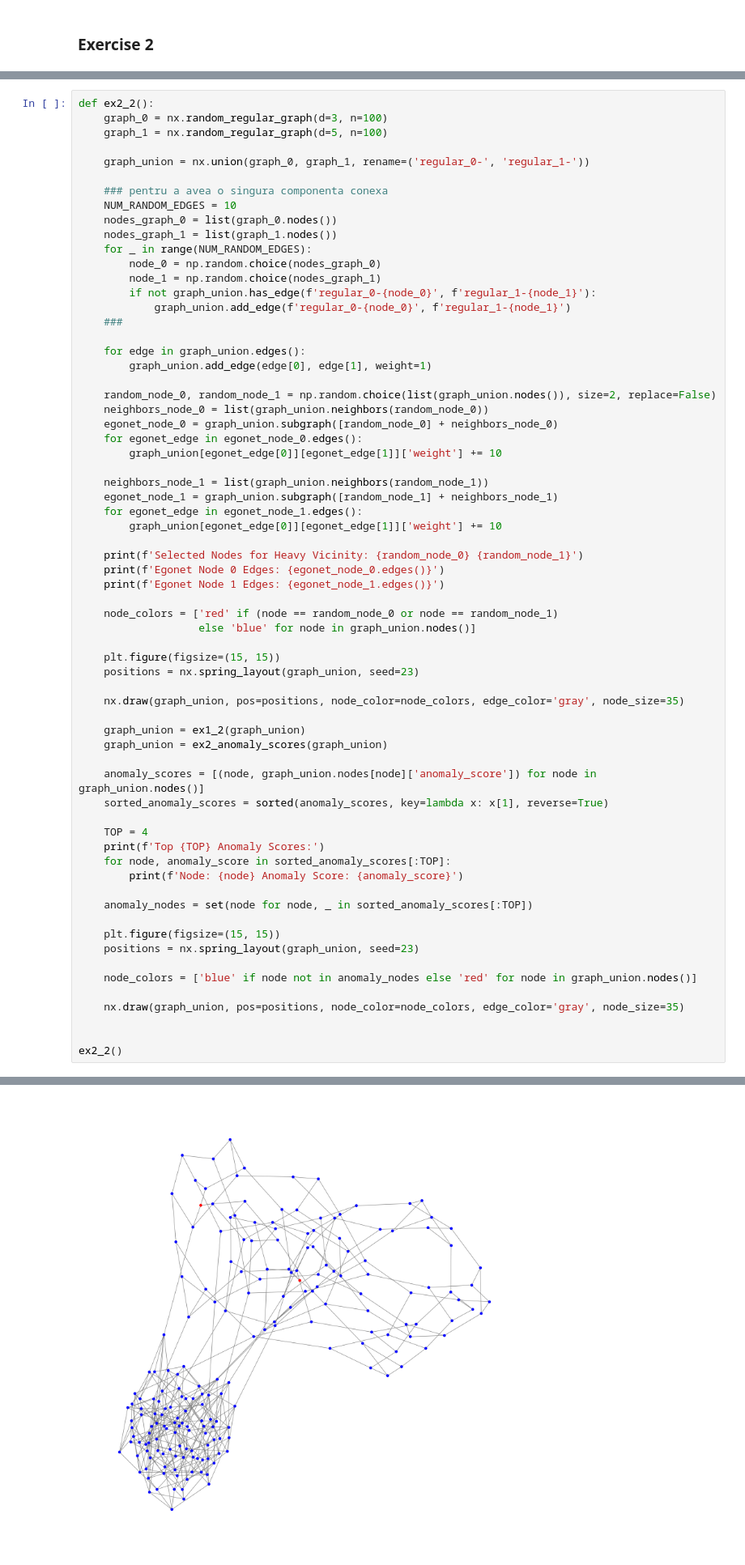
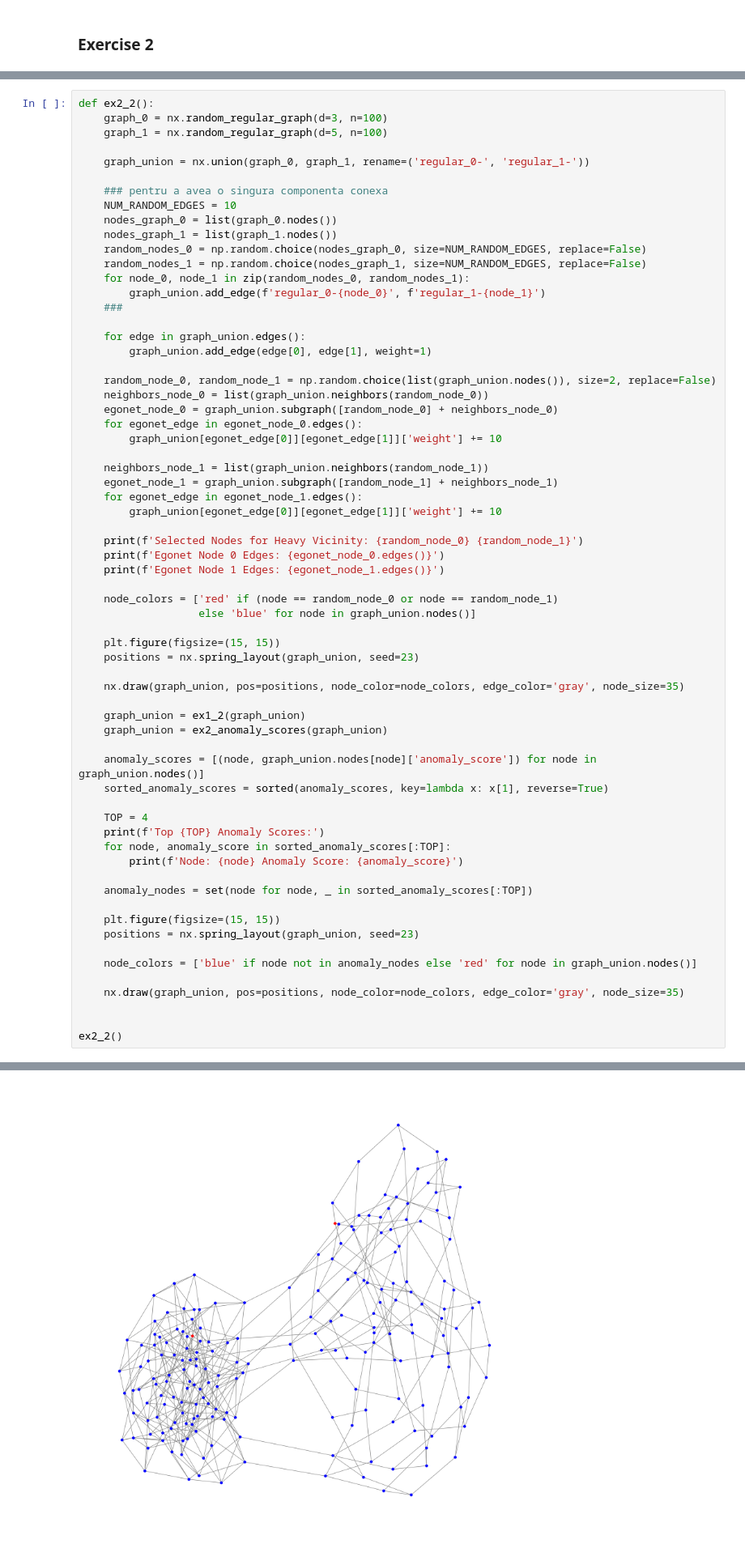
Before and after one commit to Razvan48/Homework-Anomaly-Detection-AD, a Jupyter notebook: Laboratories/Laboratory-6/Laboratory-6.ipynb, the cells around one changed output, grey strips where cells are left out. Shown at 81% size. Saved outputs shown, nothing was run; the diff lists cells and outputs as text.

```diff
--- a/Laboratories/Laboratory-6/Laboratory-6.ipynb
+++ b/Laboratories/Laboratory-6/Laboratory-6.ipynb
@@ -608,11 +473,10 @@ def ex2_2():
     NUM_RANDOM_EDGES = 10
     nodes_graph_0 = list(graph_0.nodes())
     nodes_graph_1 = list(graph_1.nodes())
-    for _ in range(NUM_RANDOM_EDGES):
-        node_0 = np.random.choice(nodes_graph_0)
-        node_1 = np.random.choice(nodes_graph_1)
-        if not graph_union.has_edge(f'regular_0-{node_0}', f'regular_1-{node_1}'):
-            graph_union.add_edge(f'regular_0-{node_0}', f'regular_1-{node_1}')
+    random_nodes_0 = np.random.choice(nodes_graph_0, size=NUM_RANDOM_EDGES, replace=False)
+    random_nodes_1 = np.random.choice(nodes_graph_1, size=NUM_RANDOM_EDGES, replace=False)
+    for node_0, node_1 in zip(random_nodes_0, random_nodes_1):
+        graph_union.add_edge(f'regular_0-{node_0}', f'regular_1-{node_1}')
     ###
 
     for edge in graph_union.edges():
@@ -676 +540 @@ Node: regular_0-39 Anomaly Score: 0.660431181466955
-[figure, old version]
+[figure, new version]
```
Also changed, not shown: parts of 7 cells of this notebook, 1 other file.
